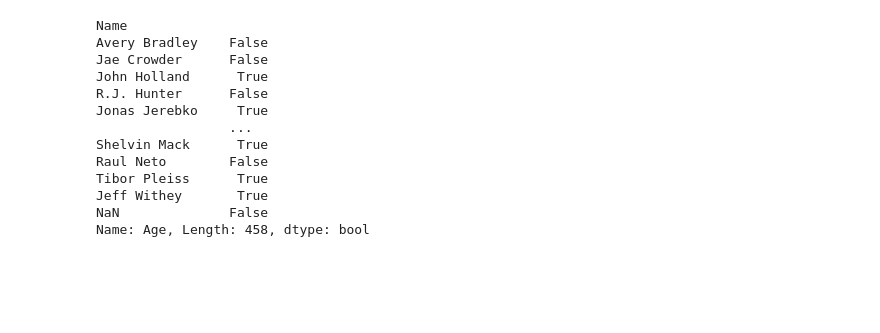
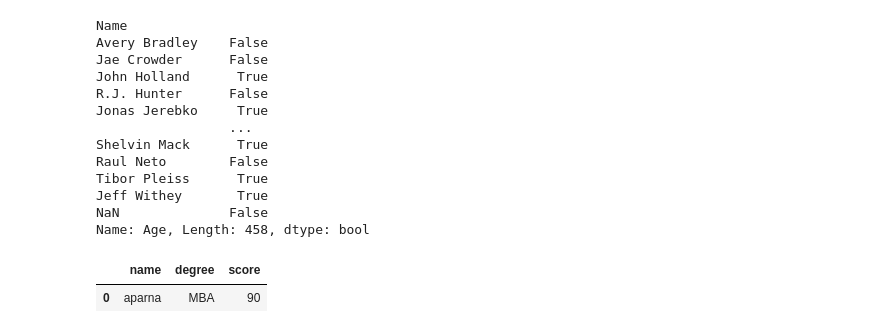
Before and after one commit to Lenmbugua/Python-Numpy-and-Pandas, a Jupyter notebook: Pandas.ipynb, the cells around one changed output. Cells and saved outputs as stored; diff of their text form; code cells hidden in the pictures; blank space fills up the shorter version.

```diff
--- a/Pandas.ipynb
+++ b/Pandas.ipynb
@@ -1166,3 +1166,15 @@ Tibor Pleiss      True
 Jeff Withey       True
 NaN              False
 Name: Age, Length: 458, dtype: bool
+# %%
+#Masking data based on index value :
+import pandas as pd
+dict = {'name':["aparna","pankaj","sudhir","Geeku"],
+       'degree':["MBA","BCA","M.TECH","MBA"],
+       'score':[90,40,80,98]}
+df = pd.DataFrame(dict, index=[0,1,2,3])
+mask = df.index == 0
+df[mask]
+# %% [output]
+|  | name | degree | score |
+| 0 | aparna | MBA | 90 |
```
Also changed, not shown: parts of 1 cell of this notebook.
